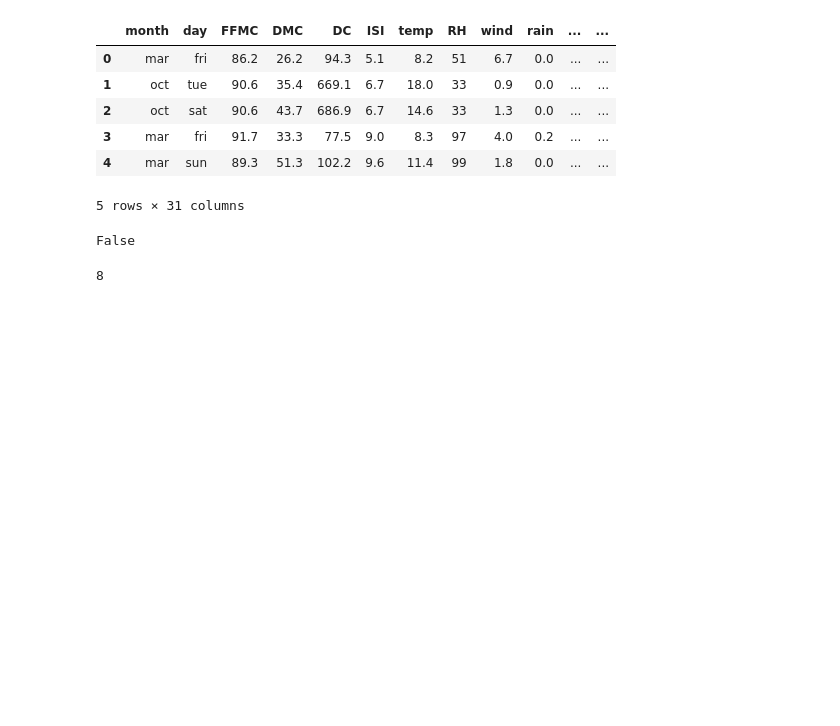
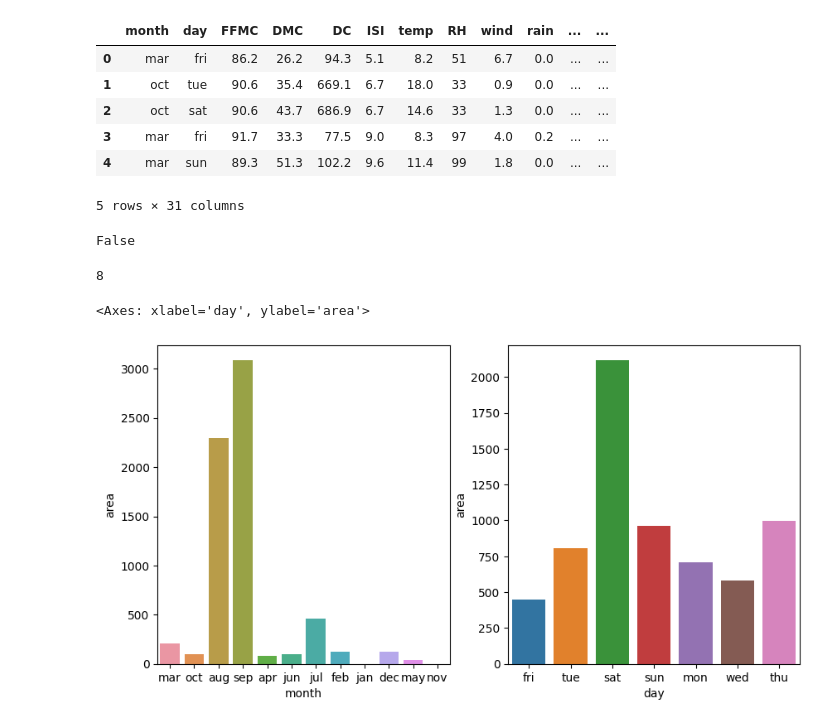
Before and after one commit to friskyspock/forestfire-data-excelr, a Jupyter notebook: NN_forestfire.ipynb, the cells around one changed output. Cells and saved outputs as stored; diff of their text form; code cells hidden in the pictures; blank space fills up the shorter version.

```diff
--- a/NN_forestfire.ipynb
+++ b/NN_forestfire.ipynb
@@ -61,3 +53,12 @@ plt.pie(data, )
+# %%
+plt.figure(figsize=(10,5))
+plt.subplot(1,2,1)
+sns.barplot(data=data,x='month',y='area',estimator='sum',errorbar=None)
+plt.subplot(1,2,2)
+sns.barplot(data=data,x='day',y='area',estimator='sum',errorbar=None)
+# %% [output]
+<Axes: xlabel='day', ylabel='area'>
+[figure, added]
 # %%
 num_columns = ['FFMC','DMC','DC','ISI','temp','RH','wind','rain']
 
```
Also changed, not shown: parts of 17 cells of this notebook.
